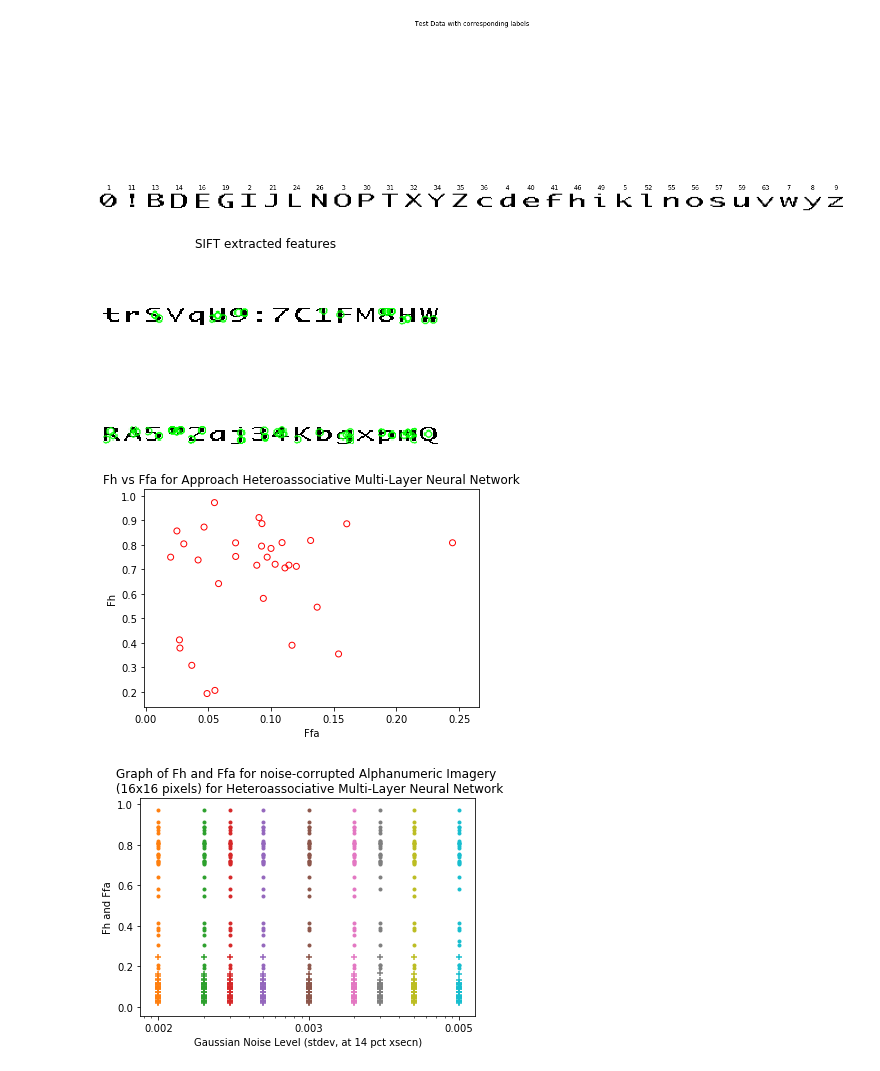
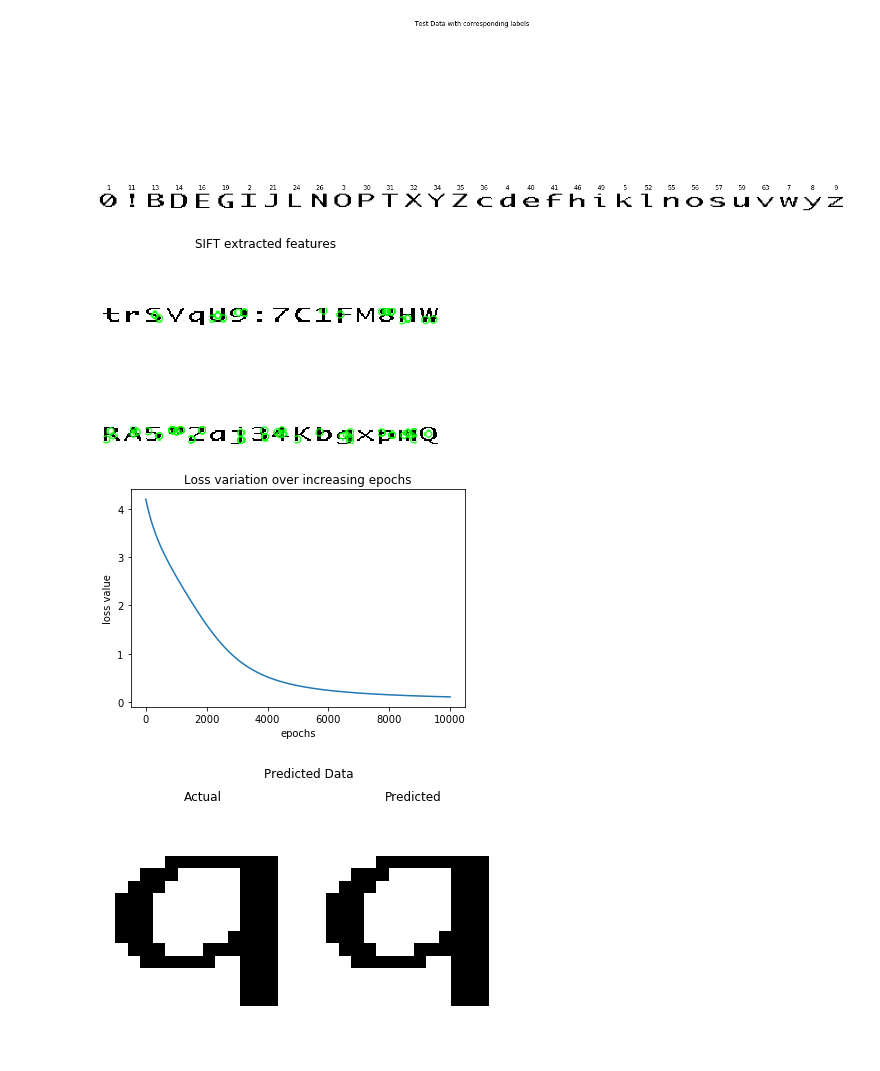
Before and after one commit to l3b3dev/digits-nn, a Jupyter notebook: assignment2.ipynb, the cells around one changed output. Cells and saved outputs as stored; diff of their text form; code cells hidden in the pictures; blank space fills up the shorter version.

```diff
--- a/assignment2.ipynb
+++ b/assignment2.ipynb
@@ -395,7 +395,7 @@ class TrainingPipeline:
         model, loss_func, opt = self.get_model(approach_number)
 
         loss_history = self.train(x_train_f, labels[approach_number - 1],
-                                  model, opt, loss_func, 8000)
+                                  model, opt, loss_func)
         Plotter.plot_losses(loss_history)
 
         y_test_pred = self.predict(approach_number, model, x_train_f[0], x_test)
@@ -498,20 +498,20 @@ Plotter.plot_data(image_datasets, X_test, Y_test, "Test Data with corresponding
 pipeline.plot_features('data/train')
 
 # train model for Approach1
-# model1 = pipeline.run_approach(1, X_train_f, X_train, X_raw_f, Y_train, image_datasets)
+model1 = pipeline.run_approach(1, X_train_f, X_train, X_raw_f, Y_train, image_datasets)
 # #get info for ROC
 # actuals, class_probabilities = pipeline.get_class_probabilities(model1, X_test_f, X_raw_f)
 # Plotter.plot_class_roc(actuals, class_probabilities)
 
 # # train model for Approach2
-# model2 = pipeline.run_approach(2, X_train_f, X_train, X_test_f, Y_train, image_datasets)
+model2 = pipeline.run_approach(2, X_train_f, X_train, X_test_f, Y_train, image_datasets)
 # # get info for ROC
 # actuals, class_probabilities = pipeline.get_image_probabilities(model2, X_test_f)
 # Plotter.plot_class_roc(actuals, class_probabilities)
 
-models = pipeline.load_pretrained(".")
+#models = pipeline.load_pretrained(".")
 # decide which model is better
-#models = [model1, model2]
+models = [model1, model2]
 # pipeline.save_models(".", models)
 #pipeline.render_test_data(models, X_test_f, X_raw_f)
 
@@ -533,4 +533,4 @@ for idx, model in enumerate(models):
 [figure]
 [figure]
-[figure, old version]
+[figure, new version]
-[figure, old version]
+[figure, new version]
```
Also changed, not shown: parts of 1 cell of this notebook.
